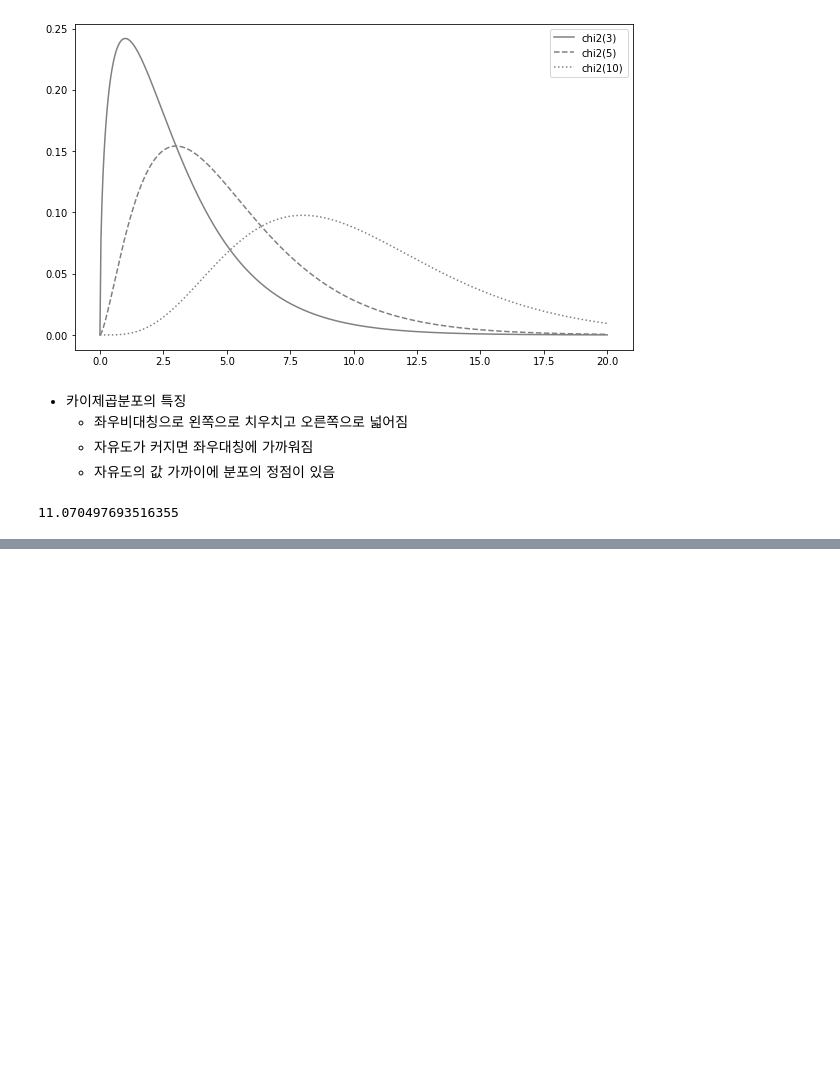
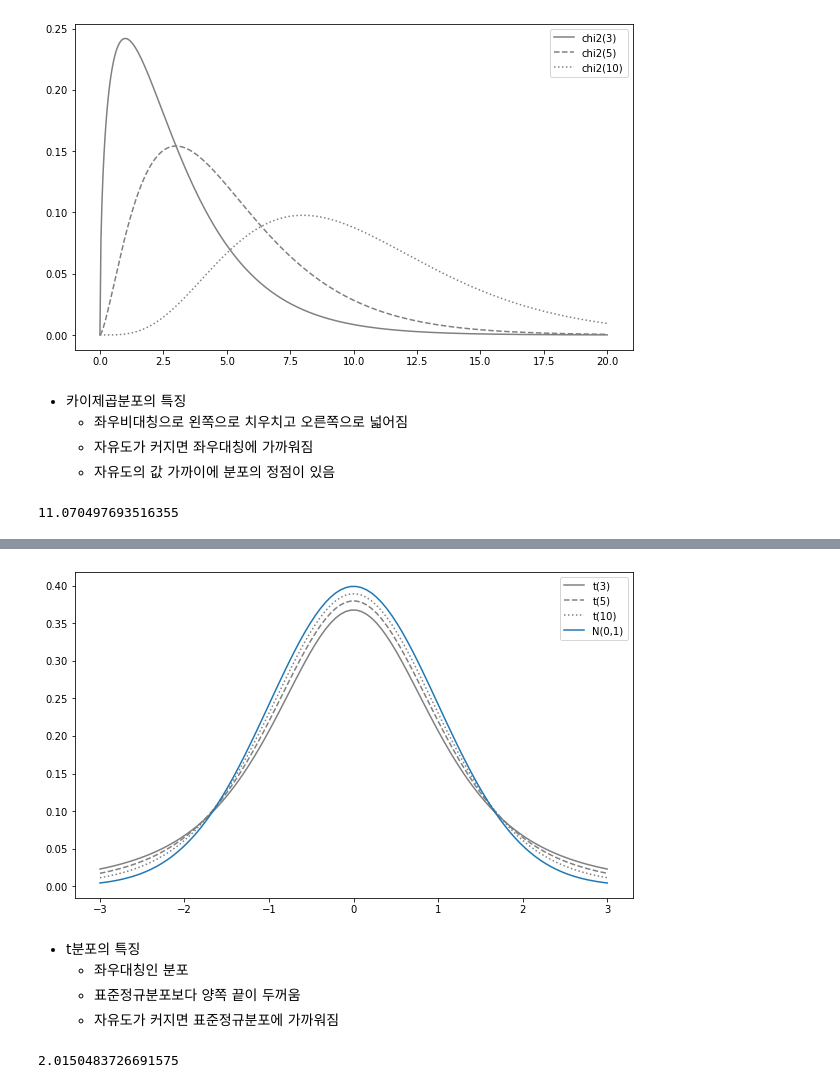
Before and after one commit to starfishkenny/Python, a Jupyter notebook: 20210118_python-statistics_continuous probability distribution.ipynb, the cells around one changed output, grey strips where cells are left out. Saved outputs shown, nothing was run; the diff lists cells and outputs as text; code cells hidden in the pictures; blank space fills up the shorter version.

```diff
--- a/20210118_python-statistics_continuous probability distribution.ipynb
+++ b/20210118_python-statistics_continuous probability distribution.ipynb
@@ -277,0 +311,27 @@ rv.isf(0.05)
+# %%
+# 자유도가 각각 3,5,10일 때의 t분포 변화
+fig = plt.figure(figsize=(10,6))
+ax = fig.add_subplot(111)
+
+xs = np.linspace(-3,3,100)
+for n, ls in zip([3,5,10], linestyles):
+    rv = stats.t(n)
+    ax.plot(xs, rv.pdf(xs), label=f't({n})', ls=ls, color='gray')
+rv = stats.norm()
+ax.plot(xs, rv.pdf(xs), label='N(0,1)')
+
+ax.legend()
+plt.show()
+# %% [output]
+[figure, added]
+# %% [markdown]
+* t분포의 특징
+  - 좌우대칭인 분포
+  - 표준정규분포보다 양쪽 끝이 두꺼움
+  - 자유도가 커지면 표준정규분포에 가까워짐
+# %%
+# 자유도가 n인 t분포의 상위 100알파%점 -> isf로 구할 수 있음
+rv = stats.t(5)
+rv.isf(0.05)
+# %% [output]
+2.0150483726691575
```
Also changed, not shown: parts of 9 cells of this notebook.
